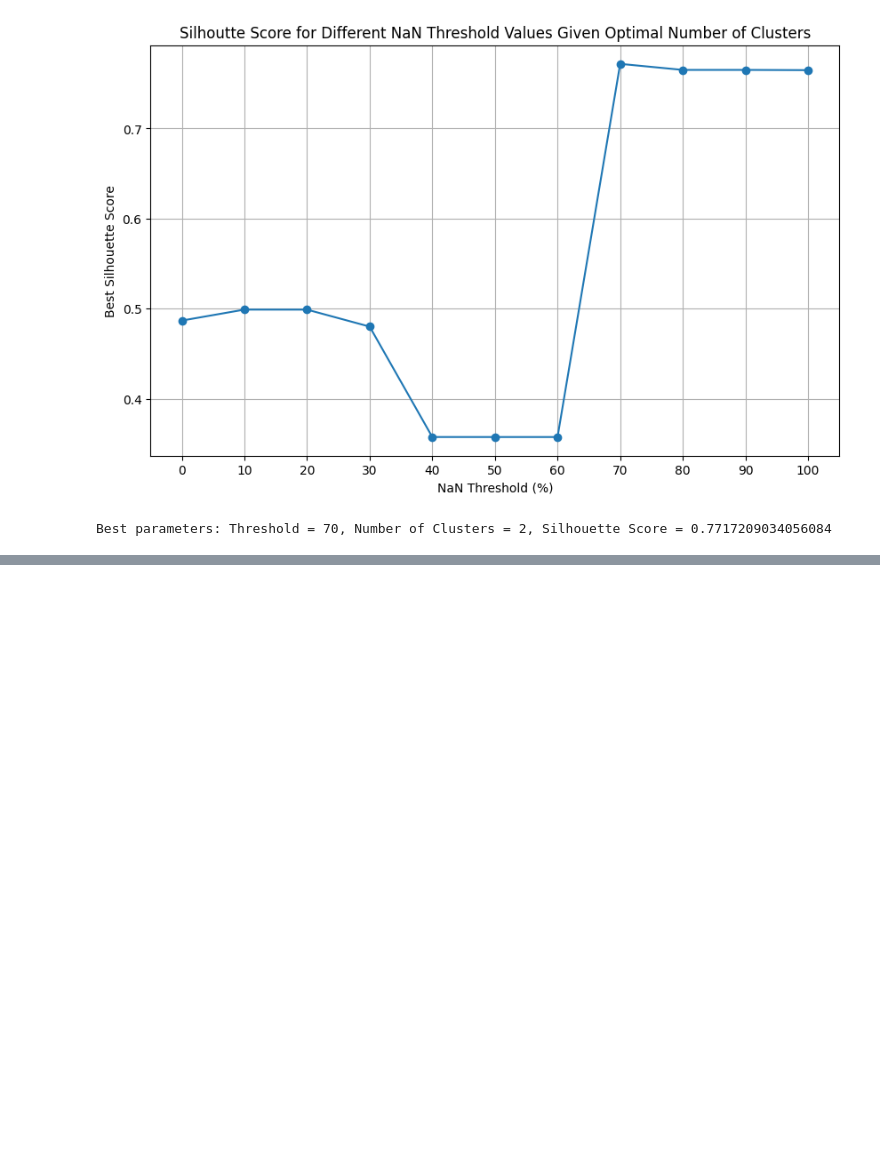
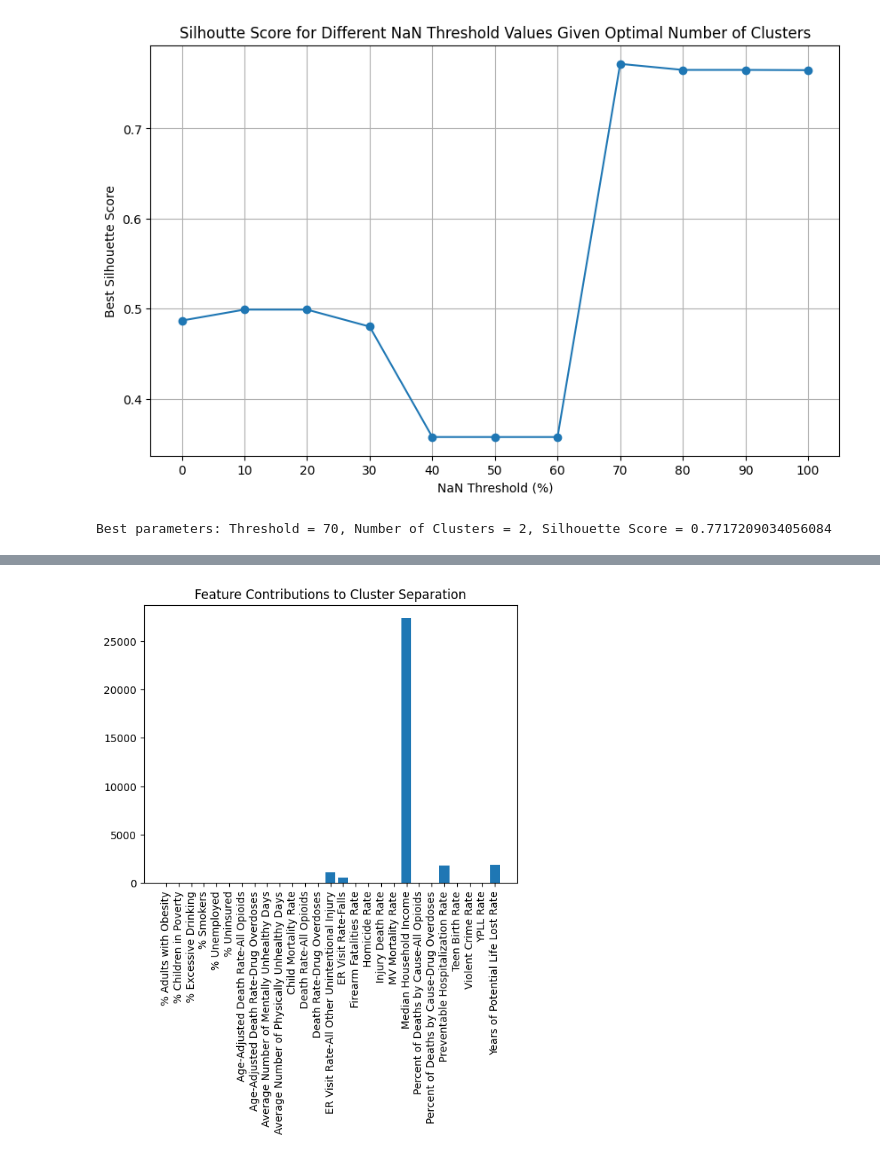
Before and after one commit to nikita-jha/BastosLab, a Jupyter notebook: ML_Analysis/clustering.ipynb, the cells around one changed output, grey strips where cells are left out. Drawn from its saved outputs; the diff is of its cells as text; code cells hidden in the pictures; blank space fills up the shorter version.

```diff
--- a/ML_Analysis/clustering.ipynb
+++ b/ML_Analysis/clustering.ipynb
@@ -390,0 +466,13 @@ Best parameters: Threshold = 70, Number of Clusters = 2, Silhouette Score = 0.77
+# %%
+# Feature contribution (difference between centroids)
+
+#Computes the absolute difference between the feature values of the 2 centroids for each feature. In other words,
+# we're comparing the average (mean) values of each feature across the clusters.
+centroid_diff = np.abs(centroids[0] - centroids[1])  # Example for 2 clusters
+features = data_imputed_median.columns
+plt.bar(range(len(features)), centroid_diff)
+plt.xticks(range(len(features)), features, rotation='vertical')
+plt.title("Feature Contributions to Cluster Separation")
+plt.show()
+# %% [output]
+[figure, added]
```
Also changed, not shown: parts of 4 cells of this notebook.
